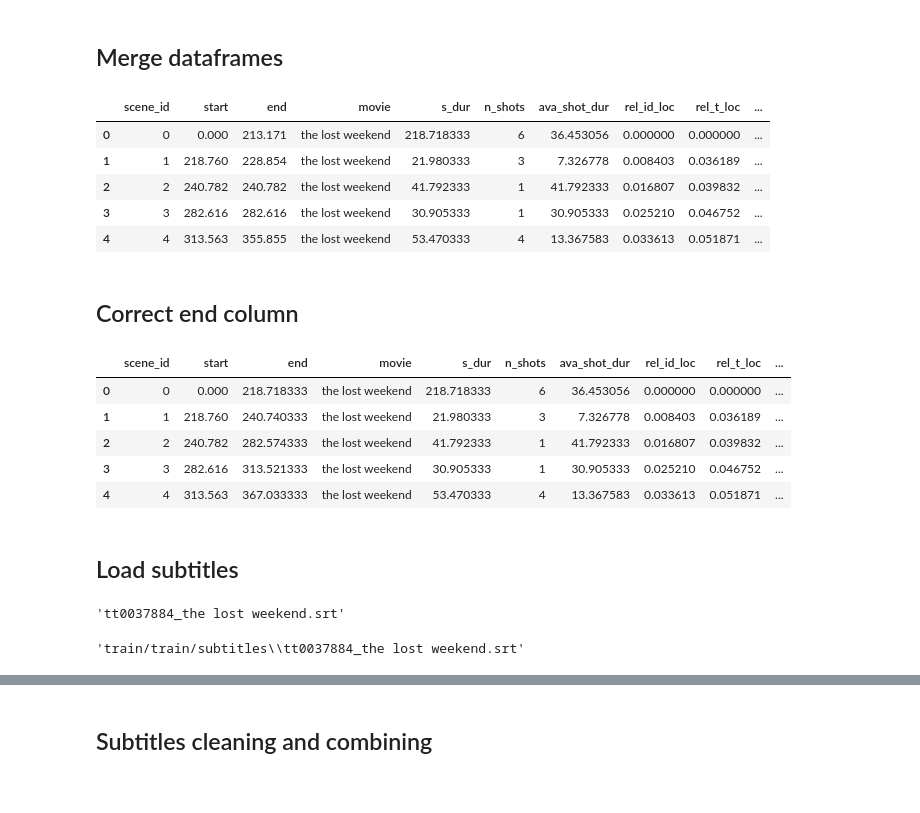
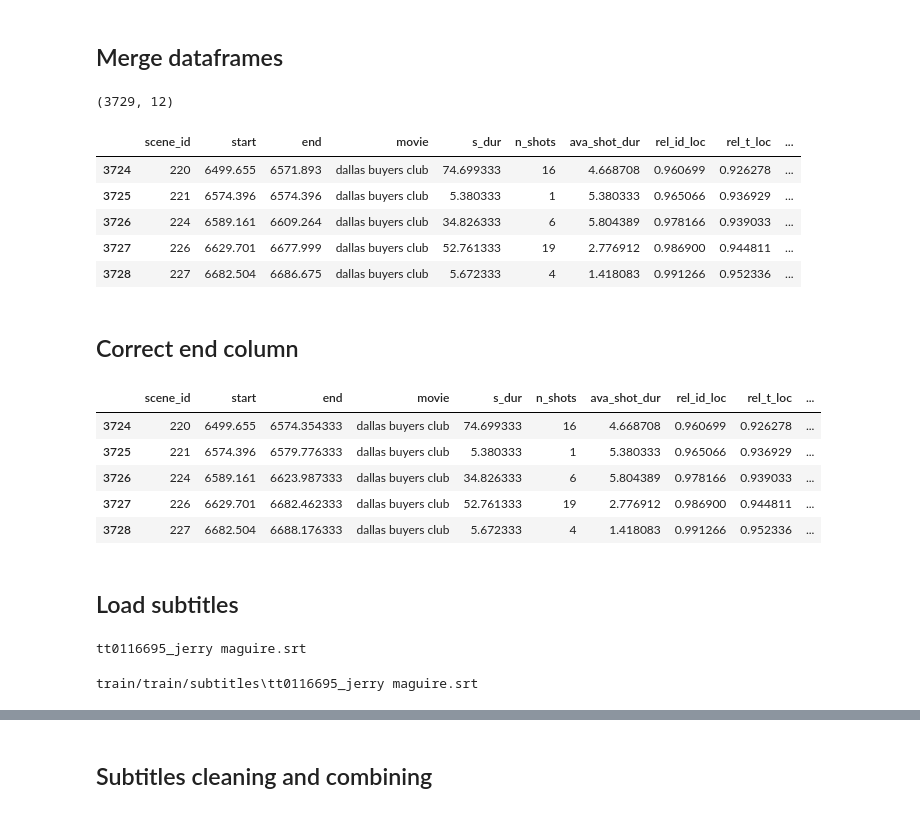
Before and after one commit to C7A7A/story-beats, a Jupyter notebook: story-beats.ipynb, the cells around one changed output, grey strips where cells are left out. Saved outputs shown, nothing was run; the diff lists cells and outputs as text; code cells hidden in the pictures.

Commit message:
use data from all movies

```diff
--- a/story-beats.ipynb
+++ b/story-beats.ipynb
@@ -44,3 +54,11 @@ timestamps.head()
 # %% [markdown]
 ## Load features
+# %%
+def get_feature_file(file):
+    return file.replace("_timestamps", "")
+# %%
+feature_files = []
+for file in files:
+    feature_file = get_feature_file(file)
+    feature_files.append(feature_file)
 # %%
@@ -51,7 +81,0 @@ sample_feature_file
-# %%
-sample_feature_path = os.path.join(FEATURES_PATH, sample_feature_file)
-
-features = pd.read_csv(sample_feature_path)
-features.rename(columns={"Unnamed: 0": "scene_id"}, inplace=True)
-features["movie"] = movie_name
-features.head()
@@ -99,0 +84,20 @@ Scenes that are labeled 'None':
+# %%
+dfs = []
+for idx, file in enumerate(files):
+    # print(feature_files[idx])
+    labels_path = os.path.join(LABELS_PATH, feature_files[idx])
+
+    df = pd.read_csv(labels_path, keep_default_na=False)
+    df.rename(
+        columns={
+            "Unnamed: 0": "scene_id",
+            "0": "label"
+        }, inplace=True
+    )
+    df["movie"] = movies[idx]
+
+    dfs.append(df)
+
+labels = pd.concat(dfs, ignore_index=True)
+print(labels.shape)
+labels.tail()
@@ -100,39 +112,42 @@ Scenes that are labeled 'None':
 # %% [markdown]
 ## Merge dataframes
 # %%
-timestamps_features = pd.merge(timestamps, features, on=["scene_id", "movie"])
-full_data = pd.merge(timestamps_features, labels, on=["scene_id", "movie"])
-full_data.head()
+timestamps_features = pd.merge(timestamps, features, on=["scene_id", "movie"], how="outer")
+full_data = pd.merge(timestamps_features, labels, on=["scene_id", "movie"], how="outer")
+
+print(full_data.shape)
+full_data.tail()
 # %% [output]
+(3729, 12)
 |  | scene_id | start | end | movie | s_dur | n_shots | ava_shot_dur | rel_id_loc | rel_t_loc | ... |
-| 0 | 0 | 0.000 | 213.171 | the lost weekend | 218.718333 | 6 | 36.453056 | 0.000000 | 0.000000 | ... |
-| 1 | 1 | 218.760 | 228.854 | the lost weekend | 21.980333 | 3 | 7.326778 | 0.008403 | 0.036189 | ... |
-| 2 | 2 | 240.782 | 240.782 | the lost weekend | 41.792333 | 1 | 41.792333 | 0.016807 | 0.039832 | ... |
-| 3 | 3 | 282.616 | 282.616 | the lost weekend | 30.905333 | 1 | 30.905333 | 0.025210 | 0.046752 | ... |
-| 4 | 4 | 313.563 | 355.855 | the lost weekend | 53.470333 | 4 | 13.367583 | 0.033613 | 0.051871 | ... |
+| 3724 | 220 | 6499.655 | 6571.893 | dallas buyers club | 74.699333 | 16 | 4.668708 | 0.960699 | 0.926278 | ... |
+| 3725 | 221 | 6574.396 | 6574.396 | dallas buyers club | 5.380333 | 1 | 5.380333 | 0.965066 | 0.936929 | ... |
+| 3726 | 224 | 6589.161 | 6609.264 | dallas buyers club | 34.826333 | 6 | 5.804389 | 0.978166 | 0.939033 | ... |
+| 3727 | 226 | 6629.701 | 6677.999 | dallas buyers club | 52.761333 | 19 | 2.776912 | 0.986900 | 0.944811 | ... |
+| 3728 | 227 | 6682.504 | 6686.675 | dallas buyers club | 5.672333 | 4 | 1.418083 | 0.991266 | 0.952336 | ... |
 # %% [markdown]
 ## Correct end column
 # %%
 full_data["end"] = full_data["start"] + full_data["s_dur"]
-full_data.head()
+full_data.tail()
 # %% [output]
 |  | scene_id | start | end | movie | s_dur | n_shots | ava_shot_dur | rel_id_loc | rel_t_loc | ... |
-| 0 | 0 | 0.000 | 218.718333 | the lost weekend | 218.718333 | 6 | 36.453056 | 0.000000 | 0.000000 | ... |
-| 1 | 1 | 218.760 | 240.740333 | the lost weekend | 21.980333 | 3 | 7.326778 | 0.008403 | 0.036189 | ... |
-| 2 | 2 | 240.782 | 282.574333 | the lost weekend | 41.792333 | 1 | 41.792333 | 0.016807 | 0.039832 | ... |
-| 3 | 3 | 282.616 | 313.521333 | the lost weekend | 30.905333 | 1 | 30.905333 | 0.025210 | 0.046752 | ... |
-| 4 | 4 | 313.563 | 367.033333 | the lost weekend | 53.470333 | 4 | 13.367583 | 0.033613 | 0.051871 | ... |
+| 3724 | 220 | 6499.655 | 6574.354333 | dallas buyers club | 74.699333 | 16 | 4.668708 | 0.960699 | 0.926278 | ... |
+| 3725 | 221 | 6574.396 | 6579.776333 | dallas buyers club | 5.380333 | 1 | 5.380333 | 0.965066 | 0.936929 | ... |
+| 3726 | 224 | 6589.161 | 6623.987333 | dallas buyers club | 34.826333 | 6 | 5.804389 | 0.978166 | 0.939033 | ... |
+| 3727 | 226 | 6629.701 | 6682.462333 | dallas buyers club | 52.761333 | 19 | 2.776912 | 0.986900 | 0.944811 | ... |
+| 3728 | 227 | 6682.504 | 6688.176333 | dallas buyers club | 5.672333 | 4 | 1.418083 | 0.991266 | 0.952336 | ... |
 # %% [markdown]
 ## Load subtitles
 # %%
 import srt
 # %%
-sample_subtitles_file = sample_feature_file.replace('.csv', '.srt')
-sample_subtitles_file
+subtitles_files = [file.replace('.csv', '.srt') for file in feature_files]
+print(subtitles_files[10])
 # %% [output]
-'tt0037884_the lost weekend.srt'
+tt0116695_jerry maguire.srt
 # %%
-sample_subtitles_path = os.path.join(SUBTITLES_PATH, sample_subtitles_file)
-sample_subtitles_path
+subtitle_paths = [os.path.join(SUBTITLES_PATH, subtitle_file) for subtitle_file in subtitles_files]
+print(subtitle_paths[10])
 # %% [output]
-'train/train/subtitles\\tt0037884_the lost weekend.srt'
+train/train/subtitles\tt0116695_jerry maguire.srt
```
Also changed, not shown: parts of 25 cells of this notebook, 2 other files.
